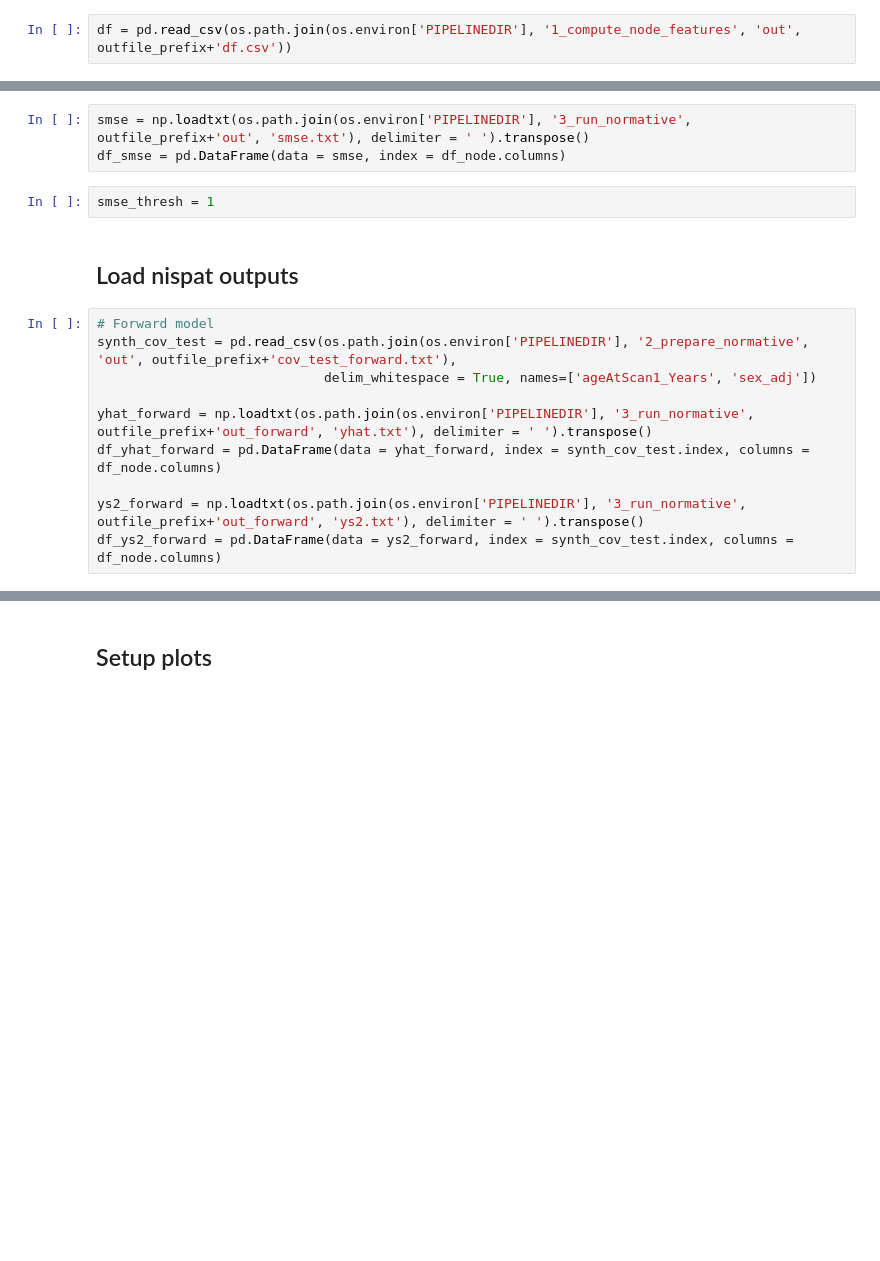
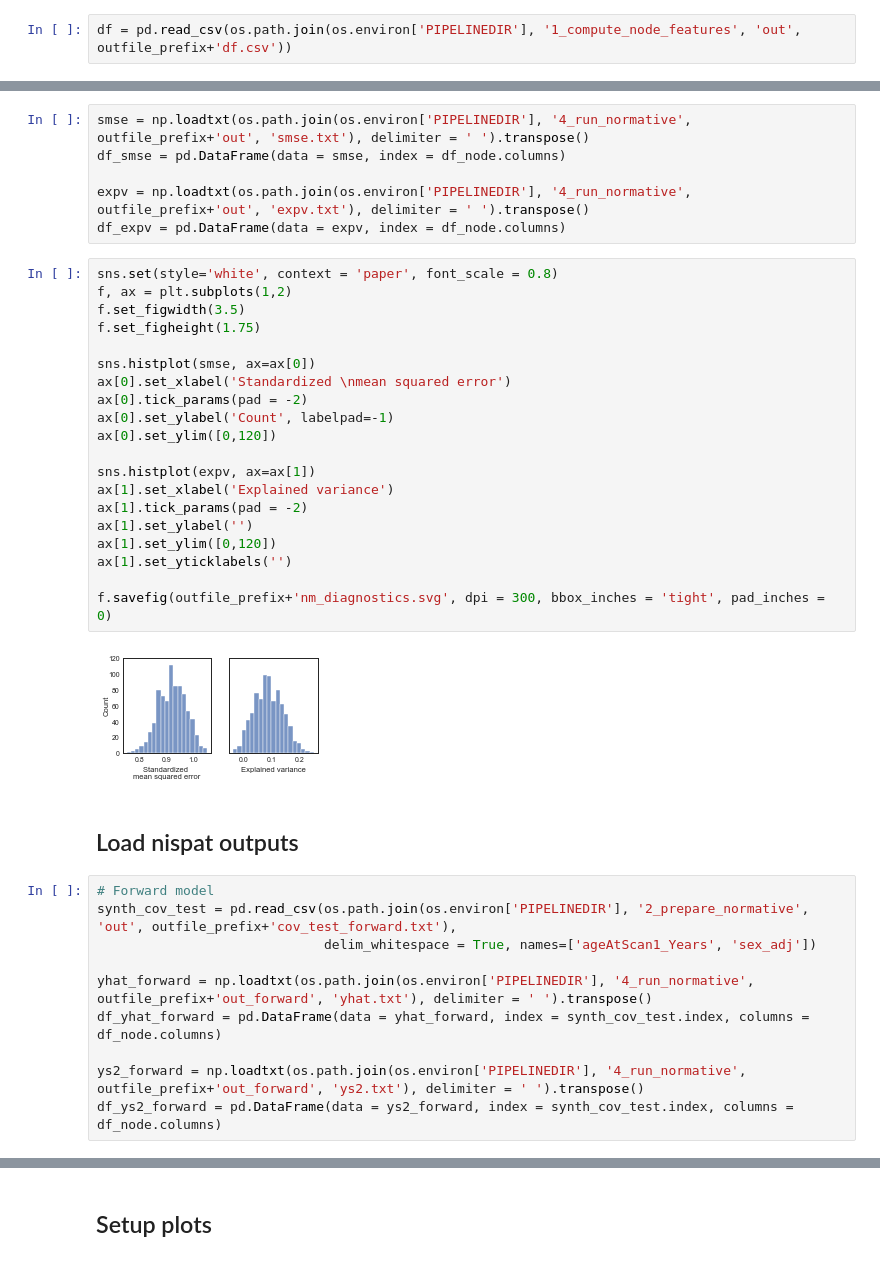
Before and after one commit to lindenmp/normative_neurodev_cs_t1, a Jupyter notebook: 1_code/5_results_forward.ipynb, the cells around one changed output, grey strips where cells are left out. Drawn from its saved outputs; the diff is of its cells as text; blank space fills up the shorter version.

Commit message:
figure tweaks

```diff
--- a/1_code/5_results_forward.ipynb
+++ b/1_code/5_results_forward.ipynb
@@ -67,8 +65,31 @@ df_node = pd.concat((df_node_train, df_node_test), axis = 0); print(df_node.shap
 # %%
-smse = np.loadtxt(os.path.join(os.environ['PIPELINEDIR'], '3_run_normative', outfile_prefix+'out', 'smse.txt'), delimiter = ' ').transpose()
+smse = np.loadtxt(os.path.join(os.environ['PIPELINEDIR'], '4_run_normative', outfile_prefix+'out', 'smse.txt'), delimiter = ' ').transpose()
 df_smse = pd.DataFrame(data = smse, index = df_node.columns)
+
+expv = np.loadtxt(os.path.join(os.environ['PIPELINEDIR'], '4_run_normative', outfile_prefix+'out', 'expv.txt'), delimiter = ' ').transpose()
+df_expv = pd.DataFrame(data = expv, index = df_node.columns)
-# %%
-smse_thresh = 1
+# %%
+sns.set(style='white', context = 'paper', font_scale = 0.8)
+f, ax = plt.subplots(1,2)
+f.set_figwidth(3.5)
+f.set_figheight(1.75)
+
+sns.histplot(smse, ax=ax[0])
+ax[0].set_xlabel('Standardized \nmean squared error')
+ax[0].tick_params(pad = -2)
+ax[0].set_ylabel('Count', labelpad=-1)
+ax[0].set_ylim([0,120])
+
+sns.histplot(expv, ax=ax[1])
+ax[1].set_xlabel('Explained variance')
+ax[1].tick_params(pad = -2)
+ax[1].set_ylabel('')
+ax[1].set_ylim([0,120])
+ax[1].set_yticklabels('')
+
+f.savefig(outfile_prefix+'nm_diagnostics.svg', dpi = 300, bbox_inches = 'tight', pad_inches = 0)
+# %% [output]
+[figure, added]
 # %% [markdown]
 ## Load nispat outputs
 # %%
@@ -76,10 +97,10 @@ smse_thresh = 1
 synth_cov_test = pd.read_csv(os.path.join(os.environ['PIPELINEDIR'], '2_prepare_normative', 'out', outfile_prefix+'cov_test_forward.txt'),
                              delim_whitespace = True, names=['ageAtScan1_Years', 'sex_adj'])
 
-yhat_forward = np.loadtxt(os.path.join(os.environ['PIPELINEDIR'], '3_run_normative', outfile_prefix+'out_forward', 'yhat.txt'), delimiter = ' ').transpose()
+yhat_forward = np.loadtxt(os.path.join(os.environ['PIPELINEDIR'], '4_run_normative', outfile_prefix+'out_forward', 'yhat.txt'), delimiter = ' ').transpose()
 df_yhat_forward = pd.DataFrame(data = yhat_forward, index = synth_cov_test.index, columns = df_node.columns)
 
-ys2_forward = np.loadtxt(os.path.join(os.environ['PIPELINEDIR'], '3_run_normative', outfile_prefix+'out_forward', 'ys2.txt'), delimiter = ' ').transpose()
+ys2_forward = np.loadtxt(os.path.join(os.environ['PIPELINEDIR'], '4_run_normative', outfile_prefix+'out_forward', 'ys2.txt'), delimiter = ' ').transpose()
 df_ys2_forward = pd.DataFrame(data = ys2_forward, index = synth_cov_test.index, columns = df_node.columns)
 # %%
 df_yhat_forward_tmp = df_yhat_forward + (df_yhat_forward.abs().max()+1)
```
Also changed, not shown: parts of 8 cells of this notebook, 1 other file.
